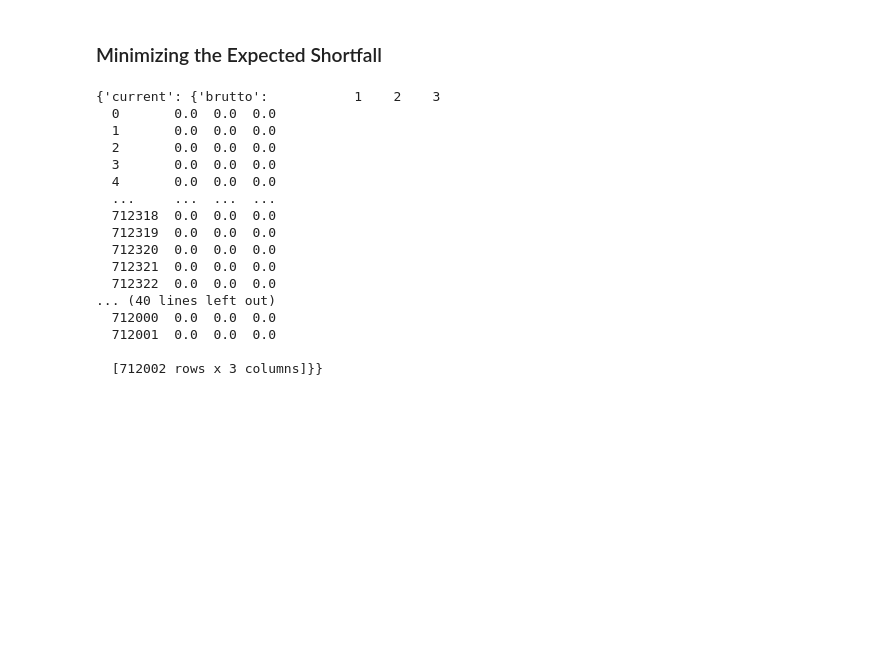
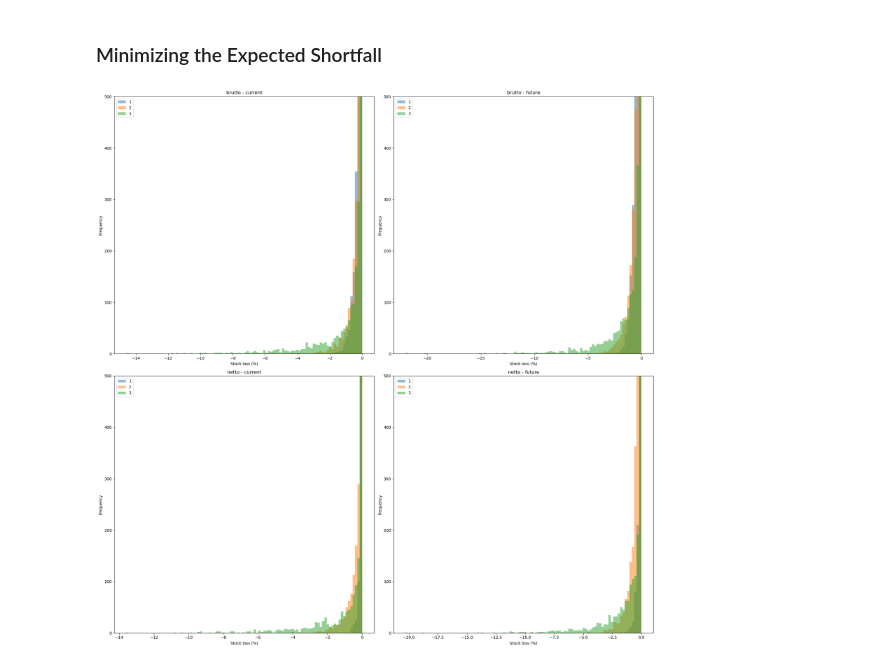
Before and after one commit to viggowat/202312_TCFD_project, a Jupyter notebook: company_analysis_v2.ipynb, the cells around one changed output. Saved outputs shown, nothing was run; the diff lists cells and outputs as text; code cells hidden in the pictures; blank space fills up the shorter version.

```diff
--- a/company_analysis_v2.ipynb
+++ b/company_analysis_v2.ipynb
@@ -595,25 +644,43 @@ for time, imp_type_dict in imp_dict.items():
+# %%
+# Get the stock loss distibution for each company
+
+# Make a dictionary to store the stock loss perevent for each time period and impact type
+stock_rel_loss_per_year_dict = copy.deepcopy(imp_per_year_abs_dict)
+
+for time, imp_type_dict in stock_rel_loss_per_year_dict.items():
+    for imp_type, loss_df in imp_type_dict.items():
+        for cpny in loss_df.columns:
+            # Set the impact to the stock impact
+            stock_rel_loss_per_year_dict[time][imp_type][cpny] = -stock_rel_loss_per_year_dict[time][imp_type][cpny]/fin_data_df.loc[fin_data_df['Company ID'] == cpny, 'Market cap'].values[0]
 # %% [markdown]
 ### Minimizing the Expected Shortfall
-# %%
-imp_per_event_abs_dict
-# %% [output]
-{'current': {'brutto':           1    2    3
-  0       0.0  0.0  0.0
-  1       0.0  0.0  0.0
-  2       0.0  0.0  0.0
-  3       0.0  0.0  0.0
-  4       0.0  0.0  0.0
-  ...     ...  ...  ...
-  712318  0.0  0.0  0.0
-  712319  0.0  0.0  0.0
-  712320  0.0  0.0  0.0
-  712321  0.0  0.0  0.0
-  712322  0.0  0.0  0.0
-... (40 lines left out)
-  712000  0.0  0.0  0.0
-  712001  0.0  0.0  0.0
-
-  [712002 rows x 3 columns]}}
+# %%
+# plot the stock loss distribution for each time and impact type
+
+# Plot the correlation matrix for each company
+fig, axes = plt.subplots(2, len(time_periods), figsize=(10 * len(time_periods), 10 * len(imp_stock_dict[time_periods[0]])))
+
+# Adjust the spacing between subplots
+plt.subplots_adjust(wspace=0.5, hspace=0.5)
+
+# Plot a histogram for each time and impact type
+for time, imp_type_dict in stock_rel_loss_per_year_dict.items():
+    for imp_type, loss_df in imp_type_dict.items():
+        # Plot the results
+        (100*loss_df).plot.hist(bins=100, ax=axes[list(imp_type_dict.keys()).index(imp_type), list(imp_stock_dict.keys()).index(time)],alpha=0.5)
+        # Add a title to the plot
+        axes[list(imp_type_dict.keys()).index(imp_type), list(imp_stock_dict.keys()).index(time)].set_title(f'{imp_type} - {time}')
+        # Add x-axis label
+        axes[list(imp_type_dict.keys()).index(imp_type), list(imp_stock_dict.keys()).index(time)].set_xlabel('Stock loss (%)')
+        # Add y-axis label
+        axes[list(imp_type_dict.keys()).index(imp_type), list(imp_stock_dict.keys()).index(time)].set_ylabel('Frequency')
+        # Set the y-axis limits
+        axes[list(imp_type_dict.keys()).index(imp_type), list(imp_stock_dict.keys()).index(time)].set_ylim([0, 500])
+
+plt.tight_layout()
+plt.show()
+# %% [output]
+[figure, added]
 # %%
 # Define a function to calculate the value at risk and expected shortfall for a portfolio
 
```
Also changed, not shown: parts of 16 cells of this notebook.
